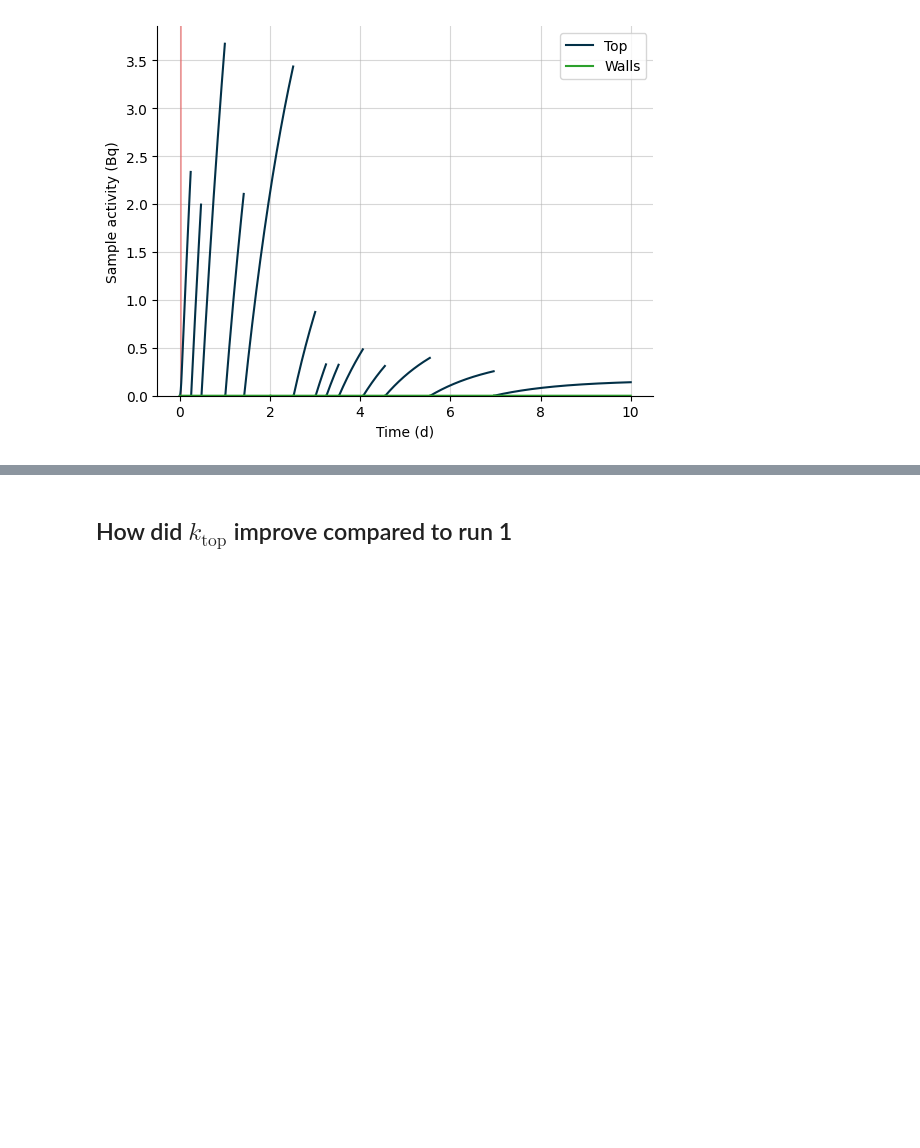
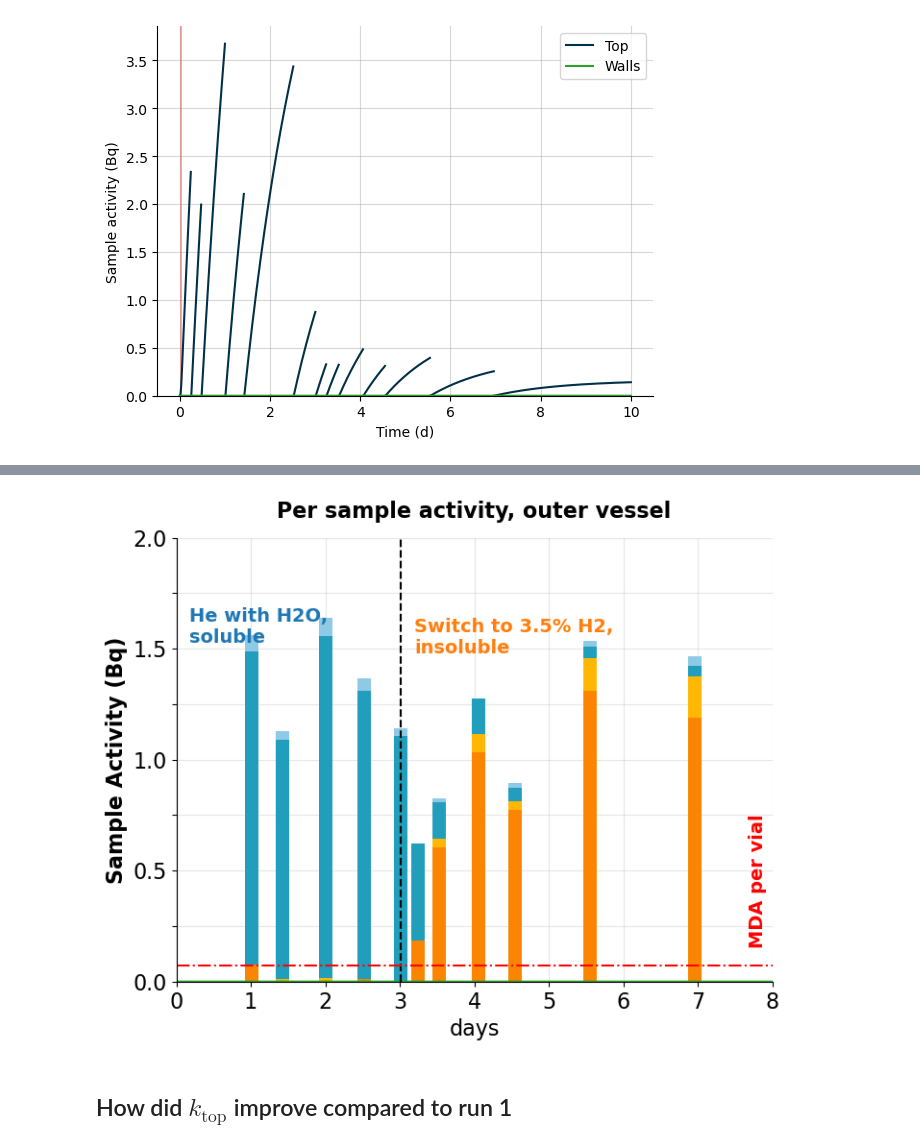
Before and after one commit to veliki-filozof/BABY-1L-run-8, a Jupyter notebook: analysis/tritium/tritium_model.ipynb, the cells around one changed output, grey strips where cells are left out. Saved outputs shown, nothing was run; the diff lists cells and outputs as text; code cells hidden in the pictures; blank space fills up the shorter version.

```diff
--- a/analysis/tritium/tritium_model.ipynb
+++ b/analysis/tritium/tritium_model.ipynb
@@ -298,4 +297,76 @@ plt.show()
 [figure]
+# %%
+plt.close("all")
+plt.figure(figsize=(8,6))
+plot_bars(OV_stream, index=[time.to(ureg.day) for time in replacement_times_walls], bar_width = 0.18)
+plot_sample_activity_wall(baby_model, replacement_times=replacement_times_walls, color="tab:green", label="Model")
+
+plt.axvline(x=gas_switch_deltatime, color="black", linestyle="--")
+plt.annotate(
+    f"Switch to 3.5% H2,\ninsoluble",
+    (gas_switch_deltatime, 1.55),
+    xytext=(+10, 0),
+    textcoords="offset points",
+    ha="left",
+    va="center",
+    color="tab:orange",
+    fontsize=14,
+    weight="bold"
+)
+
+plt.annotate(
+    f"He with H2O,\nsoluble",
+    (0, 1.6),
+    xytext=(+10, 0),
+    textcoords="offset points",
+    ha="left",
+    va="center",
+    color="tab:blue",
+    fontsize=14,
+    weight="bold"
+)
+
+plt.grid(True, axis="both", alpha=0.3)
+plt.ylim(bottom=0 * ureg.Bq, top = 2)
+plt.xlim(0, 8)
+plt.ylabel("Sample Activity (Bq)", fontsize=16, weight="bold")
+plt.xlabel("days", fontsize=16)
+plt.title("Per sample activity, outer vessel", loc="center", pad=15, fontsize=16, weight="bold")
+
+# Set tick label font size and format y-axis labels
+plt.xticks(fontsize=16)
+
+# Format y-axis to show 1 decimal place and filter out x.75 labels
+import matplotlib.ticker as ticker
+ax = plt.gca()
+ax.yaxis.set_major_formatter(ticker.FormatStrFormatter('%.1f'))
+
+# Get current y-ticks and filter out the .75 and .25 ones
+yticks = ax.get_yticks()
+filtered_yticks = [tick for tick in yticks if not ((tick * 4) % 4 == 3 or (tick * 4) % 4 == 1)]  # Remove x.75 and x.25 values
+ax.set_yticks(yticks)  # Keep all tick marks for grid
+ax.set_yticklabels([f'{tick:.1f}' if tick in filtered_yticks else '' for tick in yticks], fontsize=16)
+
+MDA = 0.071  # Calculated by hand for demo, TODO create code to calculate automatically
+
+plt.axhline(y=MDA, color = "red", linestyle = "-.")
+plt.annotate(
+    f"MDA per vial",
+    (7.8, 0.15),
+    xytext=(0, 0),
+    textcoords="offset points",
+    ha="center",
+    va="bottom",
+    color="red",
+    rotation=90,
+    fontsize=14,
+    weight="bold"
+)
+
+plt.savefig("ov_speciation_change.svg", bbox_inches="tight")
+plt.show()
+# %% [output]
+[figure, added]
 # %% [markdown]
 ## How did $k_\mathrm{top}$ improve compared to run 1
 # %%
```
Also changed, not shown: parts of 6 cells of this notebook.
